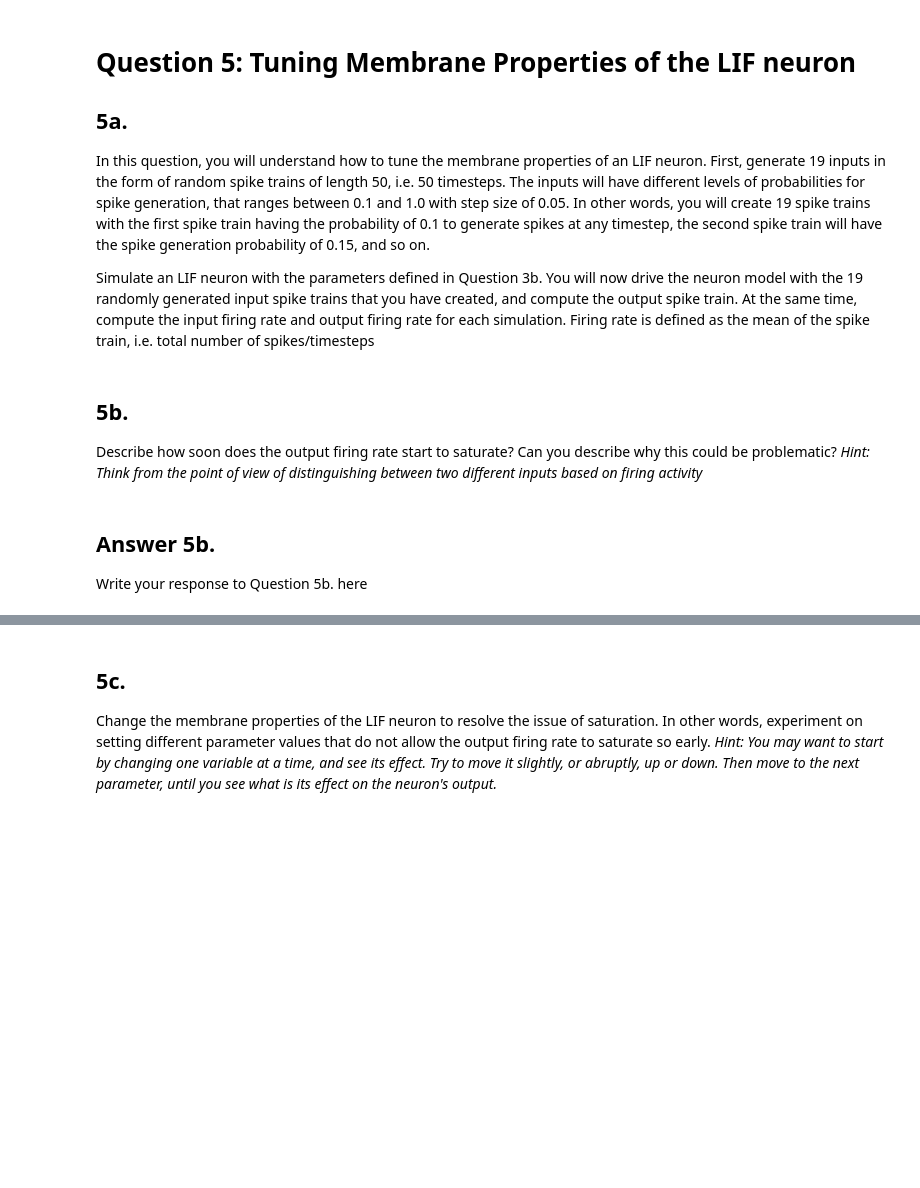
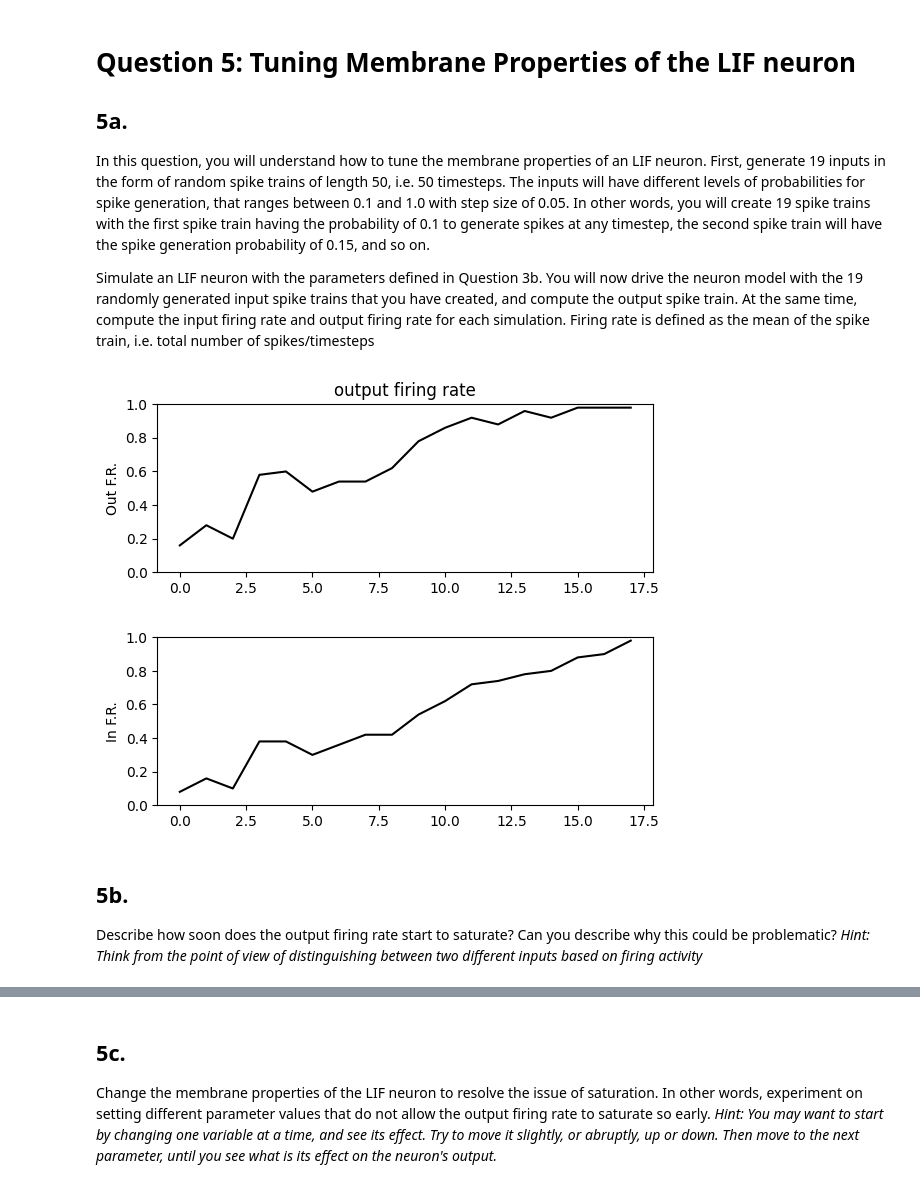
Before and after one commit to advil64/bic, a Jupyter notebook: Assignment_1/Assignment1/Assignment1_Questions.ipynb, the cells around one changed output, grey strips where cells are left out. Cells and saved outputs as stored; diff of their text form; code cells hidden in the pictures; blank space fills up the shorter version.

```diff
--- a/Assignment_1/Assignment1/Assignment1_Questions.ipynb
+++ b/Assignment_1/Assignment1/Assignment1_Questions.ipynb
@@ -403,10 +429,12 @@ class LIF():
         """
         Vm, Cm, out_spikes = [np.zeros(len(in_spikes)) for _ in range(3)] #initialize the state variables
         for t in range(1, len(in_spikes)): #Time loop to perform Euler's Integration
-            Cm[t] =  #Integrate input spikes into current
-            Vm[t] =  #Integrate current into voltage
-
+            Cm[t] = Cm[t-1] * self.dc + in_spikes[t] #Integrate input spikes into current
+            Vm[t] = Vm[t-1] * self.dv + Cm[t] #Integrate current into voltage
             #condition for when membrane potential is greater than the threshold
+            if Vm[t] >= self.Vth:
+                out_spikes[t] = 1
+                Vm[t] = self.Vr
 
 
         return out_spikes
@@ -419,11 +447,16 @@ https://numpy.org/doc/stable/reference/random/generated/numpy.random.choice.html
 Simulate the neuron and print input and output spikes.
 # %%
 #1. Create an LIF neuron with the required parameters using the class definition above
+lif = LIF(dc=0.5, dv=0.5, Vth=0.5, Vr=0)
 
 #2. Generate a random input spike train of 15 timesteps using the numpy random choice library function
+in_spikes = np.random.choice([0, 1], size=(15,), p=[0.5, 0.5])
 
 #3. Print the input spikes
+print(in_spikes)
 
 #4. Stimulate the LIF neuron with input spikes and return the output spikes
+out_spikes = lif.run(in_spikes)
 
 #5. Print the output spikes
+print(out_spikes)
@@ -455,42 +499,43 @@ def lif_behavior(lif):
     out_fr = [] #output firing rate
 
     #2. Create a list of probabilities: from 0.1 to 1.0 with step size of 0.05. You might find the numpy arange function helpful here.
-    probabilities =
+    probabilities = np.arange(0.1, 1.0, 0.05)
 
     #3. Loop through the range of probabilities
     for p in probabilities:
-        in_spikes =  #sample input spikes using np.random.choice function
-
+        #sample input spikes using np.random.choice function
+        in_spikes = np.random.choice([0, 1], size=(50,), p=[1-p, p])
 
         #compute input firing rate and append to the in_fr list
-
+        in_fr.append(np.sum(in_spikes) / len(in_spikes))
 
         #obtain output spikes by applying the input to the LIF neuron
-
+        out_spikes = lif.run(in_spikes)
 
         #compute output firing rate and append to the out_fr list
+        out_fr.append(np.sum(out_spikes) / len(out_spikes))
 
 
     #Plot the input and output firing rates. Nothing to do here. This part is complete
     plt.figure()
     plt.subplot(2,1,1)
     plt.title('output firing rate')
     plt.plot(out_fr, 'k')
     plt.ylabel('Out F.R.')
     plt.ylim([0,1])
 
     plt.figure()
     plt.subplot(2,1,2)
     plt.plot(in_fr, 'k')
     plt.ylabel('In F.R.')
     plt.ylim([0,1])
     plt.show()
 
 #Run the lif behavior function for the LIF neuron that we created previously
 lif_behavior(lif)
+# %% [output]
+[figure, added]
+[figure, added]
 # %% [markdown]
 ## 5b.
 Describe how soon does the output firing rate start to saturate? Can you describe why this could be problematic? *Hint: Think from the point of view of distinguishing between two different inputs based on firing activity*
-# %% [markdown]
-## Answer 5b.
-Write your response to Question 5b. here
```
Also changed, not shown: parts of 13 cells of this notebook.
